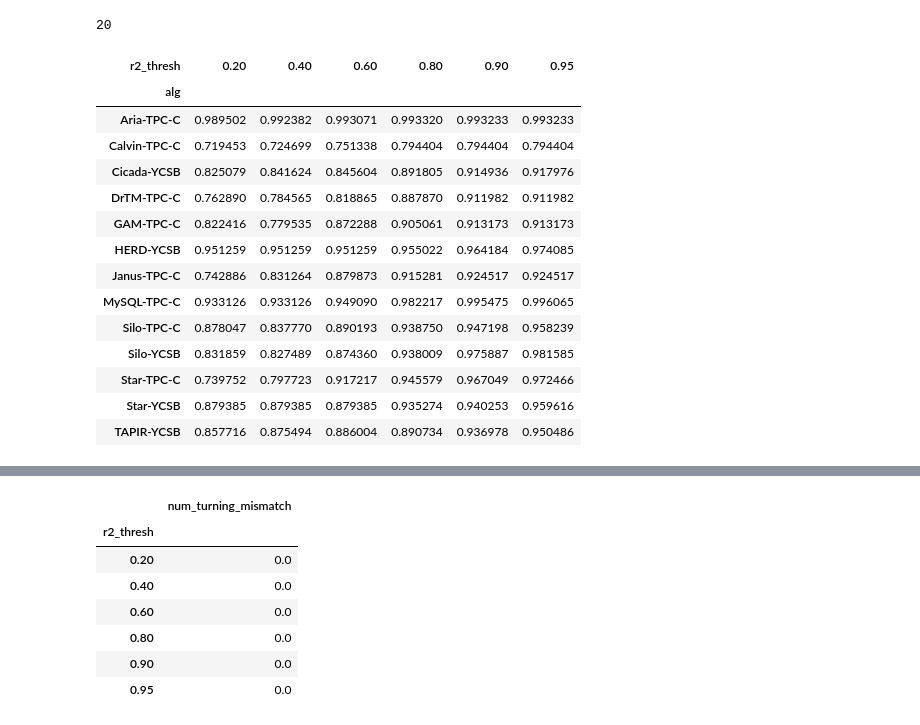
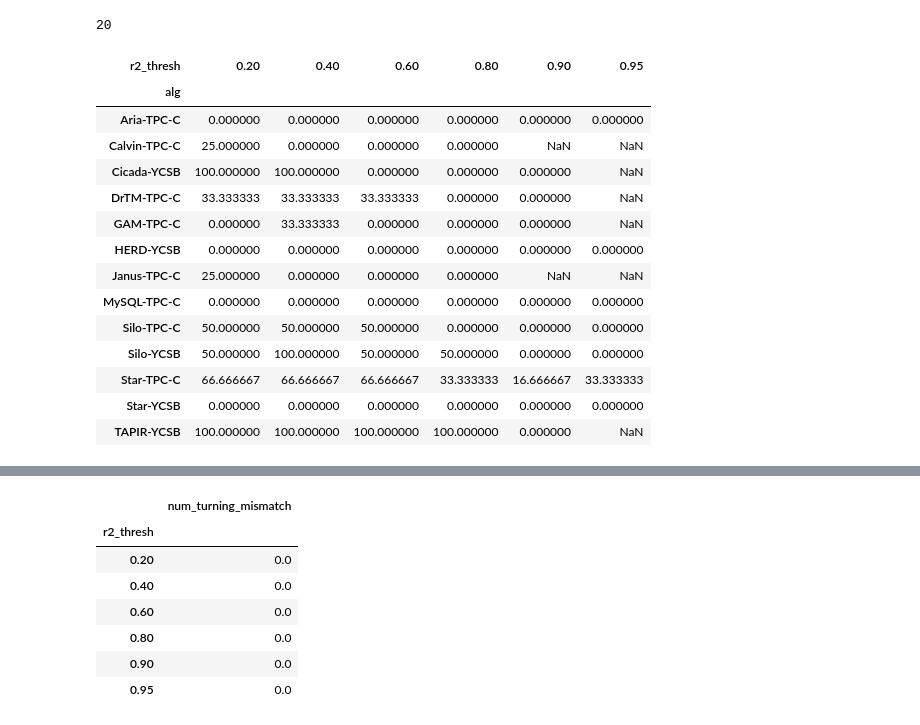
Before and after one commit to huiyujie/ExtensiveEval, a Jupyter notebook: anova_analysis/vldb_figures-split.ipynb, the cells around one changed output, grey strips where cells are left out. Saved outputs shown, nothing was run; the diff lists cells and outputs as text; code cells hidden in the pictures.

```diff
--- a/anova_analysis/vldb_figures-split.ipynb
+++ b/anova_analysis/vldb_figures-split.ipynb
@@ -285,23 +300,23 @@ df_random_r2t['sample_ratio'] = df_random_r2t['sample_ratio'].apply(pd.to_numeri
 df_random_r2t['num_of_terms_changed'] = df_random_r2t['num_of_terms_changed'].apply(pd.to_numeric)
 df_random_r2t['num_turning_mismatch'] = df_random_r2t['num_turning_mismatch'].apply(pd.to_numeric)
 # %%
-df_random_r2t.pivot_table(index="alg",columns="r2_thresh",values="r2_unsample",aggfunc="median")
+df_random_r2t.pivot_table(index="alg",columns="r2_thresh",values="num_of_terms_changed",aggfunc="median")
 # %% [output]
 | r2_thresh | 0.20 | 0.40 | 0.60 | 0.80 | 0.90 | 0.95 |
 | alg |  |  |  |  |  |  |
-| Aria-TPC-C | 0.989502 | 0.992382 | 0.993071 | 0.993320 | 0.993233 | 0.993233 |
-| Calvin-TPC-C | 0.719453 | 0.724699 | 0.751338 | 0.794404 | 0.794404 | 0.794404 |
-| Cicada-YCSB | 0.825079 | 0.841624 | 0.845604 | 0.891805 | 0.914936 | 0.917976 |
-| DrTM-TPC-C | 0.762890 | 0.784565 | 0.818865 | 0.887870 | 0.911982 | 0.911982 |
-| GAM-TPC-C | 0.822416 | 0.779535 | 0.872288 | 0.905061 | 0.913173 | 0.913173 |
-| HERD-YCSB | 0.951259 | 0.951259 | 0.951259 | 0.955022 | 0.964184 | 0.974085 |
-| Janus-TPC-C | 0.742886 | 0.831264 | 0.879873 | 0.915281 | 0.924517 | 0.924517 |
-| MySQL-TPC-C | 0.933126 | 0.933126 | 0.949090 | 0.982217 | 0.995475 | 0.996065 |
-| Silo-TPC-C | 0.878047 | 0.837770 | 0.890193 | 0.938750 | 0.947198 | 0.958239 |
-| Silo-YCSB | 0.831859 | 0.827489 | 0.874360 | 0.938009 | 0.975887 | 0.981585 |
-| Star-TPC-C | 0.739752 | 0.797723 | 0.917217 | 0.945579 | 0.967049 | 0.972466 |
-| Star-YCSB | 0.879385 | 0.879385 | 0.879385 | 0.935274 | 0.940253 | 0.959616 |
-| TAPIR-YCSB | 0.857716 | 0.875494 | 0.886004 | 0.890734 | 0.936978 | 0.950486 |
+| Aria-TPC-C | 0.000000 | 0.000000 | 0.000000 | 0.000000 | 0.000000 | 0.000000 |
+| Calvin-TPC-C | 25.000000 | 0.000000 | 0.000000 | 0.000000 | NaN | NaN |
+| Cicada-YCSB | 100.000000 | 100.000000 | 0.000000 | 0.000000 | 0.000000 | NaN |
+| DrTM-TPC-C | 33.333333 | 33.333333 | 33.333333 | 0.000000 | 0.000000 | NaN |
+| GAM-TPC-C | 0.000000 | 33.333333 | 0.000000 | 0.000000 | 0.000000 | NaN |
+| HERD-YCSB | 0.000000 | 0.000000 | 0.000000 | 0.000000 | 0.000000 | 0.000000 |
+| Janus-TPC-C | 25.000000 | 0.000000 | 0.000000 | 0.000000 | NaN | NaN |
+| MySQL-TPC-C | 0.000000 | 0.000000 | 0.000000 | 0.000000 | 0.000000 | 0.000000 |
+| Silo-TPC-C | 50.000000 | 50.000000 | 50.000000 | 0.000000 | 0.000000 | 0.000000 |
+| Silo-YCSB | 50.000000 | 100.000000 | 50.000000 | 50.000000 | 0.000000 | 0.000000 |
+| Star-TPC-C | 66.666667 | 66.666667 | 66.666667 | 33.333333 | 16.666667 | 33.333333 |
+| Star-YCSB | 0.000000 | 0.000000 | 0.000000 | 0.000000 | 0.000000 | 0.000000 |
+| TAPIR-YCSB | 100.000000 | 100.000000 | 100.000000 | 100.000000 | 0.000000 | NaN |
 # %%
 out_base = f"/ANOVA/plots/anova_metric_r2thresh"
 if not os.path.exists(out_base):
```
Also changed, not shown: parts of 5 cells of this notebook.
